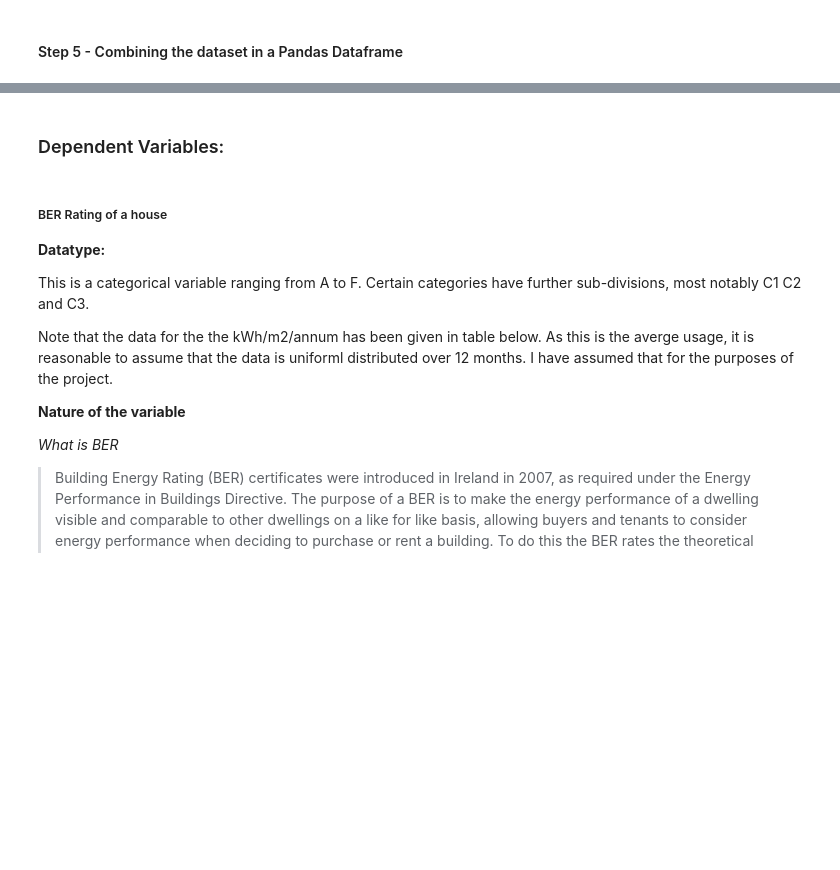
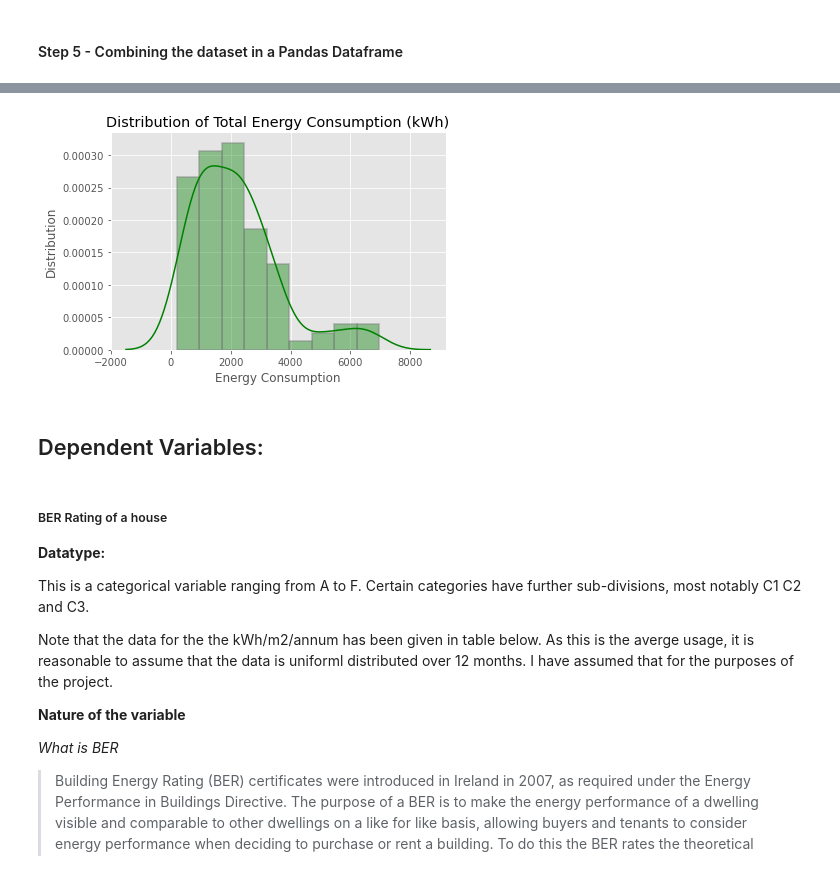
Before and after one commit to dssheldon/ProgDA-Project-SDS, a Jupyter notebook: ProgDA-Project-SDS.ipynb, the cells around one changed output, grey strips where cells are left out. Drawn from its saved outputs; the diff is of its cells as text; code cells hidden in the pictures; blank space fills up the shorter version.

Commit message:
Documented the narrative for the Independent variable section, provided references for actual data and plotted the distribution for it

```diff
--- a/ProgDA-Project-SDS.ipynb
+++ b/ProgDA-Project-SDS.ipynb
@@ -292,5 +330,15 @@ Insert Plot of the 'Total Energy Consumption (kWh)' and comment on distribution
+# %%
+# Statistical distribution of the final output
+
+sns.distplot(df['Total Energy Consumption (kWh)'], color='g', hist_kws=dict(edgecolor="gray", linewidth=2))
+plt.title('Distribution of Total Energy Consumption (kWh)')
+plt.xlabel('Energy Consumption')
+plt.ylabel('Distribution')
+plt.show()
+# %% [output]
+[figure, added]
 # %% [markdown]
-### Dependent Variables:
+## Dependent Variables:
 # %% [markdown]
 ##### BER Rating of a house
 
```
Also changed, not shown: parts of 5 cells of this notebook.
